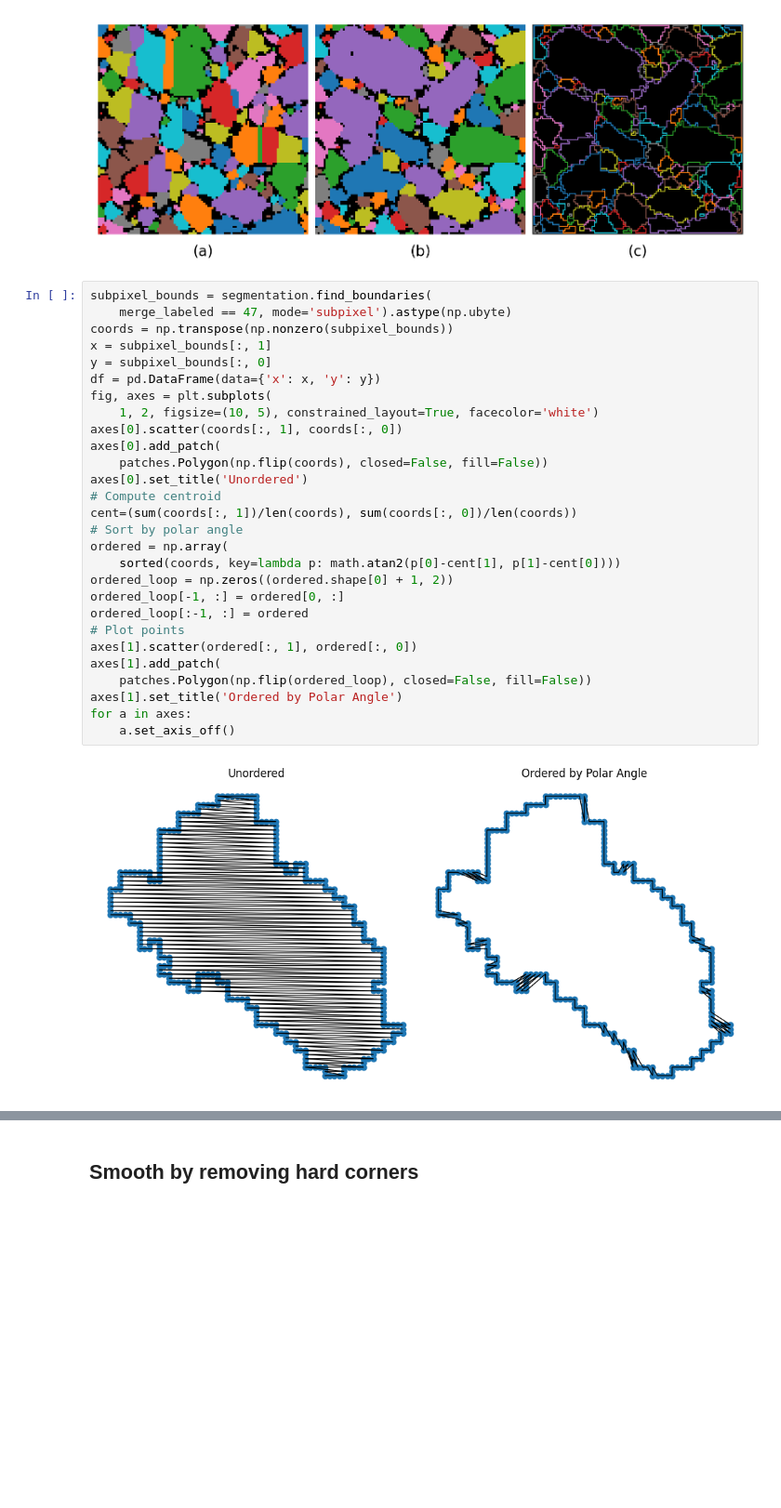
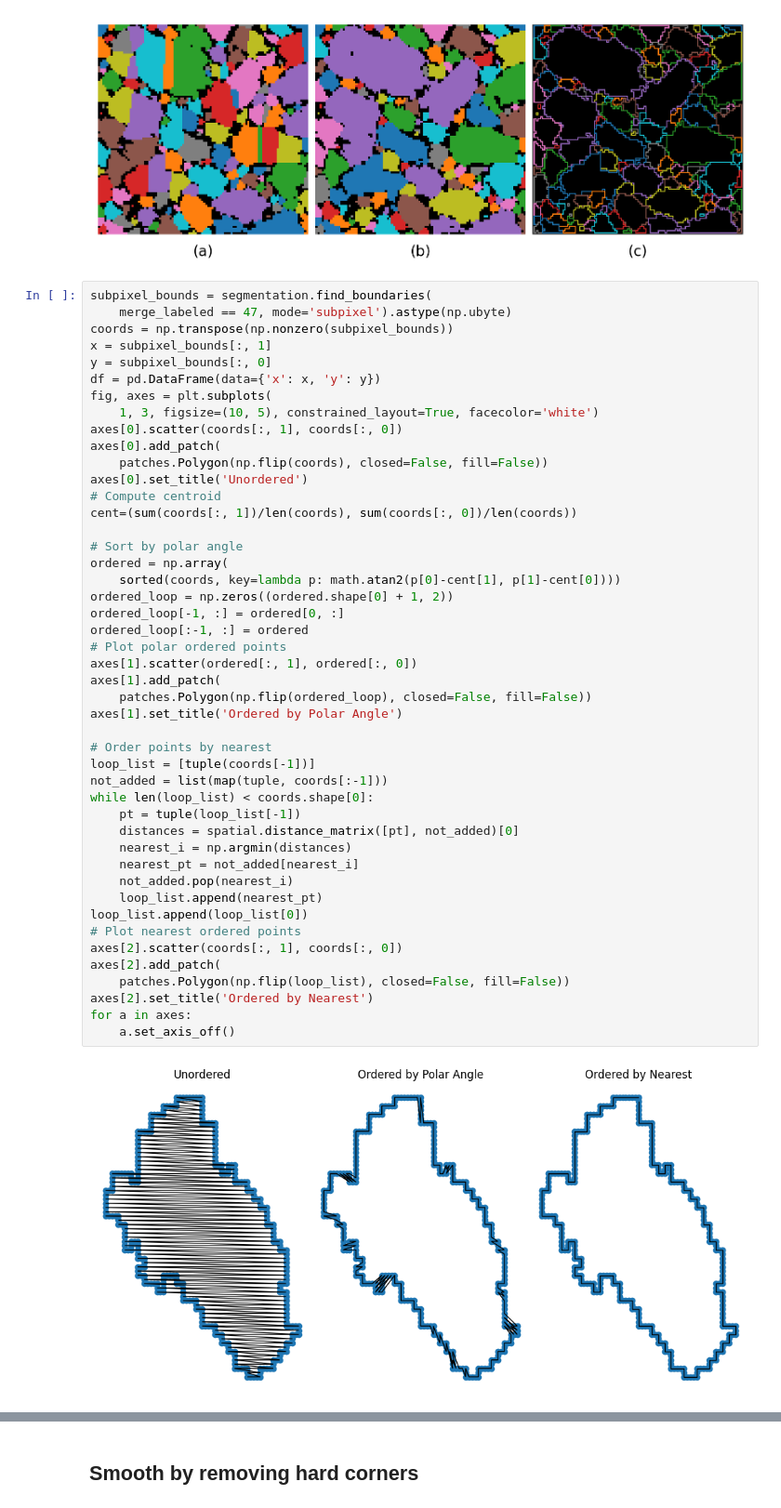
Before and after one commit to GusBusDraws/mhe-analysis, a Jupyter notebook: nbs/45-sem-subpixel.ipynb, the cells around one changed output, grey strips where cells are left out. Shown at 93% size. Cells and saved outputs as stored; diff of their text form; blank space fills up the shorter version.

```diff
--- a/nbs/45-sem-subpixel.ipynb
+++ b/nbs/45-sem-subpixel.ipynb
@@ -175,30 +175,48 @@ fig, ax = view.images([
 # %%
 subpixel_bounds = segmentation.find_boundaries(
     merge_labeled == 47, mode='subpixel').astype(np.ubyte)
 coords = np.transpose(np.nonzero(subpixel_bounds))
 x = subpixel_bounds[:, 1]
 y = subpixel_bounds[:, 0]
 df = pd.DataFrame(data={'x': x, 'y': y})
 fig, axes = plt.subplots(
-    1, 2, figsize=(10, 5), constrained_layout=True, facecolor='white')
+    1, 3, figsize=(10, 5), constrained_layout=True, facecolor='white')
 axes[0].scatter(coords[:, 1], coords[:, 0])
 axes[0].add_patch(
     patches.Polygon(np.flip(coords), closed=False, fill=False))
 axes[0].set_title('Unordered')
 # Compute centroid
 cent=(sum(coords[:, 1])/len(coords), sum(coords[:, 0])/len(coords))
+
 # Sort by polar angle
 ordered = np.array(
     sorted(coords, key=lambda p: math.atan2(p[0]-cent[1], p[1]-cent[0])))
 ordered_loop = np.zeros((ordered.shape[0] + 1, 2))
 ordered_loop[-1, :] = ordered[0, :]
 ordered_loop[:-1, :] = ordered
-# Plot points
+# Plot polar ordered points
 axes[1].scatter(ordered[:, 1], ordered[:, 0])
 axes[1].add_patch(
     patches.Polygon(np.flip(ordered_loop), closed=False, fill=False))
 axes[1].set_title('Ordered by Polar Angle')
+
+# Order points by nearest
+loop_list = [tuple(coords[-1])]
+not_added = list(map(tuple, coords[:-1]))
+while len(loop_list) < coords.shape[0]:
+    pt = tuple(loop_list[-1])
+    distances = spatial.distance_matrix([pt], not_added)[0]
+    nearest_i = np.argmin(distances)
+    nearest_pt = not_added[nearest_i]
+    not_added.pop(nearest_i)
+    loop_list.append(nearest_pt)
+loop_list.append(loop_list[0])
+# Plot nearest ordered points
+axes[2].scatter(coords[:, 1], coords[:, 0])
+axes[2].add_patch(
+    patches.Polygon(np.flip(loop_list), closed=False, fill=False))
+axes[2].set_title('Ordered by Nearest')
 for a in axes:
     a.set_axis_off()
 # %% [output]
-[figure, old version]
+[figure, new version]
```
Also changed, not shown: parts of 4 cells of this notebook, 1 other file.
